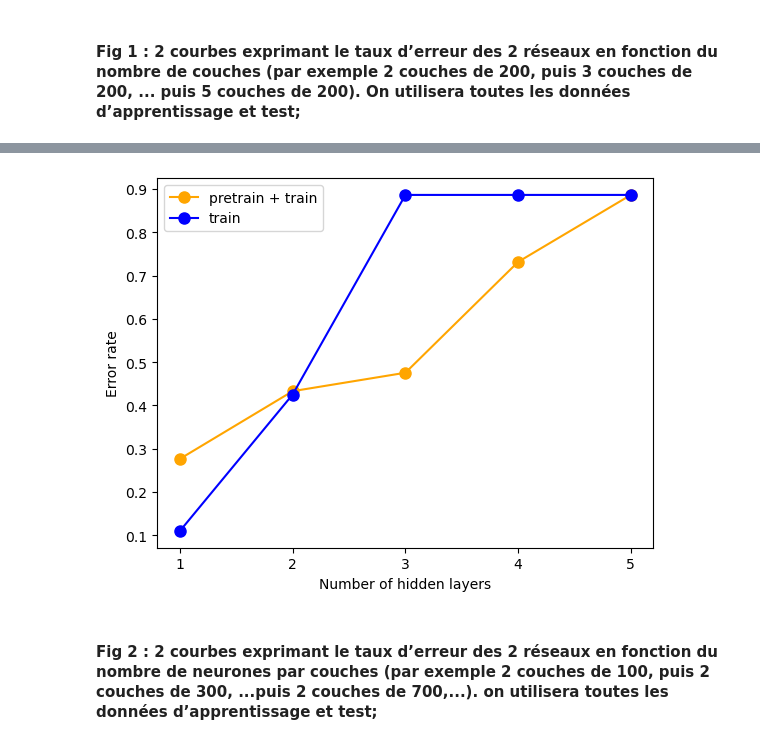
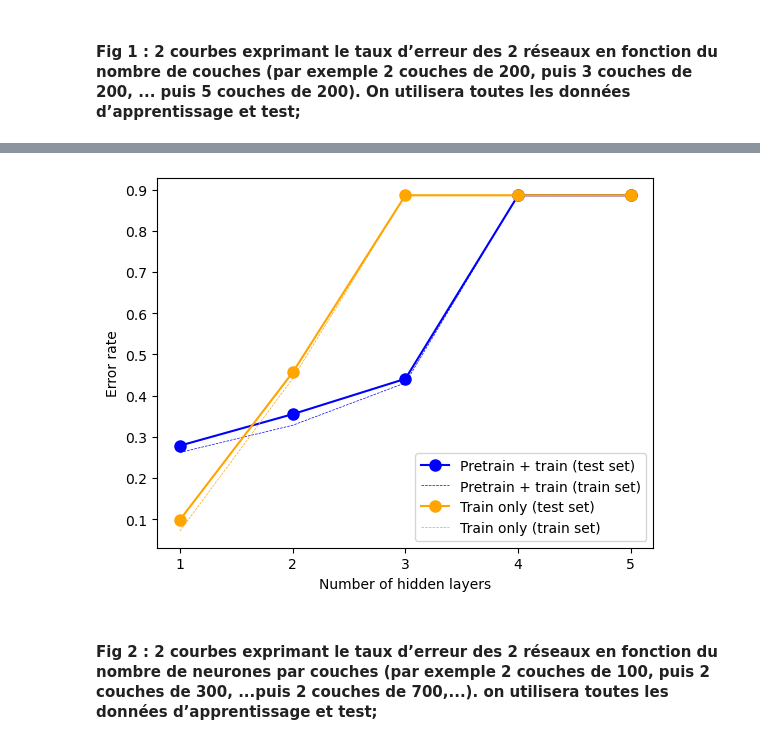
Before and after one commit to AlexiaALLAL/dl2_project, a Jupyter notebook: dl_2_project.ipynb, the cells around one changed output, grey strips where cells are left out. Drawn from its saved outputs; the diff is of its cells as text; code cells hidden in the pictures.

```diff
--- a/dl_2_project.ipynb
+++ b/dl_2_project.ipynb
@@ -734,6 +784,9 @@ DBN
 #----------
 train_size = 12000 # Default = -1
 n_main = 10 # standard number of neurons per layer (default = 100)
+n_hidden = 2 # default = 2
+pretrain_iter = 20 # 100 default = 50?
+train_iter = 100 # 200 default = 200?
 #----------
 
 X_train, X_test, y_train, y_test = lire_mnist(subsample_size=train_size) # -1
@@ -741,9 +794,7 @@ X_train, X_test, y_train, y_test = lire_mnist(subsample_size=train_size) # -1
 batch_size = 256 # 2000
 lr = 0.1
 
-n_layers = [784, 5, 10]
-pretrain_iter = 50 # 100
-train_iter = 100 # 200
+n_layers = [784] + [n_main] * n_hidden + [10]
 # %%
 plot_data(X_train.reshape(-1, 28, 28), save="mnist")
 # %% [output]
@@ -772,8 +824,10 @@ accuracy_score 0.8993
 # %% [markdown]
 #### Fig 1 : 2 courbes exprimant le taux d’erreur des 2 réseaux en fonction du nombre de couches (par exemple 2 couches de 200, puis 3 couches de 200, ... puis 5 couches de 200). On utilisera toutes les données d’apprentissage et test;
 # %%
-acc_1 = []
-acc_2 = []
+acc_1_layer = []
+acc_2_layer = []
+acc_1_train_layer = []
+acc_2_train_layer = []
 
 sizes = range(1, 6)
 
@@ -781,7 +835,7 @@ for size in sizes:
     print(f"--- {size} hidden layer(s) ---")
     n_layers = [784] + [n_main] * size + [10]  #--------
     """-------------- Model 1 : pre-train + train -------------------"""
-    ce_model1, score__model1 = DNN_main(
+    ce_model1, score_model1, train_score_model1 = DNN_main(
         X_train,
         X_test,
         y_train,
@@ -793,10 +847,11 @@ for size in sizes:
         train_iter=train_iter,
         verbose=1,
     )
-    acc_1.append(score__model1)
+    acc_1_layer.append(score__model1)
+    acc_1_train_layer.append(train_score__model1)
 
     """-------------- Model 2 : train only ---------------------------"""
-    ce_model2, score__model2 = DNN_main(
+    ce_model2, score_model2, train_score_model2  = DNN_main(
         X_train,
         X_test,
         y_train,
@@ -808,7 +863,8 @@ for size in sizes:
         train_iter=train_iter,
         verbose=1,
     )
-    acc_2.append(score__model2)
+    acc_2_layer.append(score_model2)
+    acc_2_train_layer.append(train_score_model2)
 # %% [output]
 --- 1 hidden layer(s) ---
 pré-entrainement
@@ -848,30 +914,18 @@ accuracy_score 0.5245
 entrainement
 Training DNN...
 ... (14 outputs left out)
-# %%
-
-
-plt.plot(
-    sizes,
-    err_rate(acc_1),
-    label="pretrain + train",
-    marker="o",
-    markersize=8,
-)
-plt.plot(
-    sizes,
-    err_rate(acc_2),
-    label="train",
-    marker="o",
-    markersize=8
-)
-plt.xticks(sizes)
-plt.xlabel("Number of hidden layers")
-plt.ylabel("Error rate")
-plt.legend()
-plt.savefig(savepath + "mnist_number_hidden_layers.png")
-# %% [output]
-[figure, removed]
+# %%
+plot_DNN(
+    sizes,
+    acc_1_layer,
+    acc_2_layer,
+    acc_1_train=acc_1_train_layer,
+    acc_2_train=acc_2_train_layer,
+    y_label='Number of hidden layers',
+    save="mnist_number_hidden_layers"
+    )
+# %% [output]
+[figure, added]
 # %% [markdown]
 #### Fig 2 : 2 courbes exprimant le taux d’erreur des 2 réseaux en fonction du nombre de neurones par couches (par exemple 2 couches de 100, puis 2 couches de 300, ...puis 2 couches de 700,...). on utilisera toutes les données d’apprentissage et test;
 # %%
```
Also changed, not shown: parts of 31 cells of this notebook.
